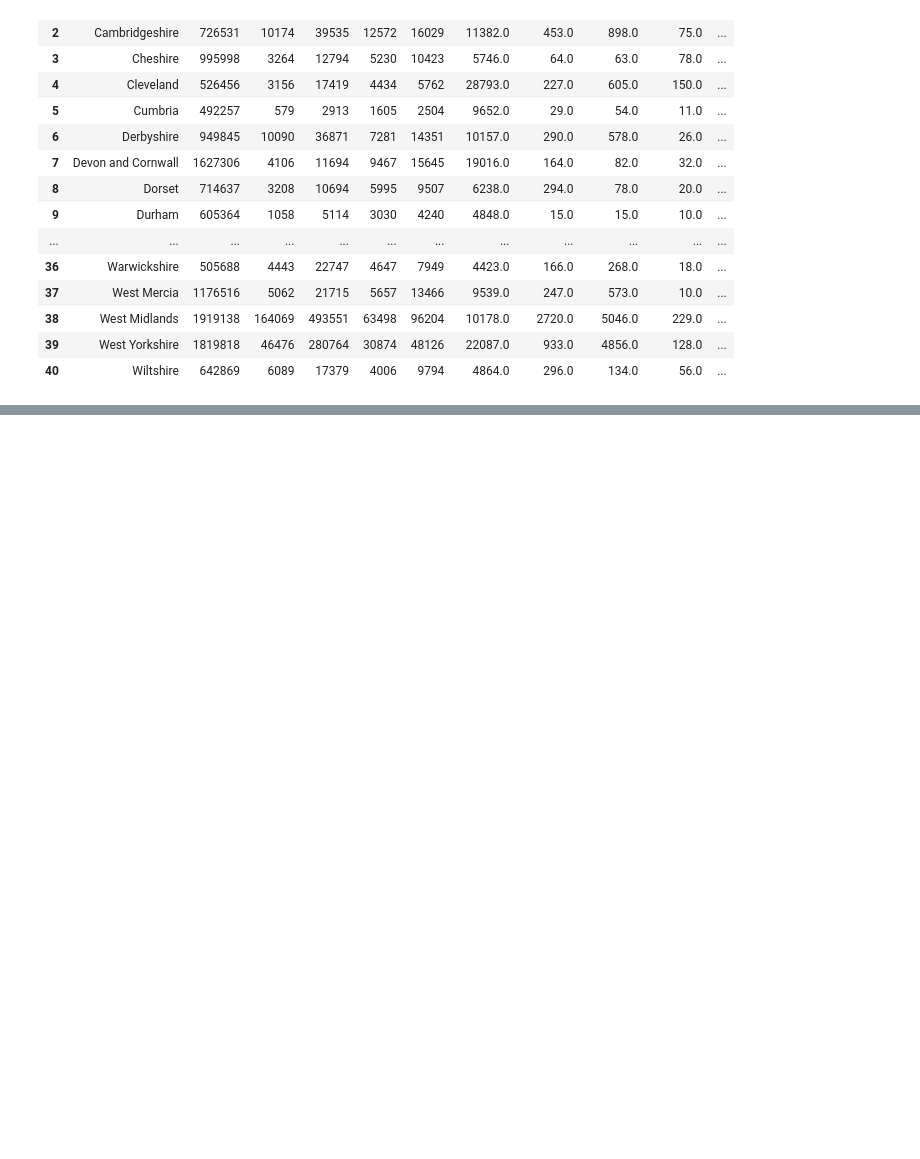
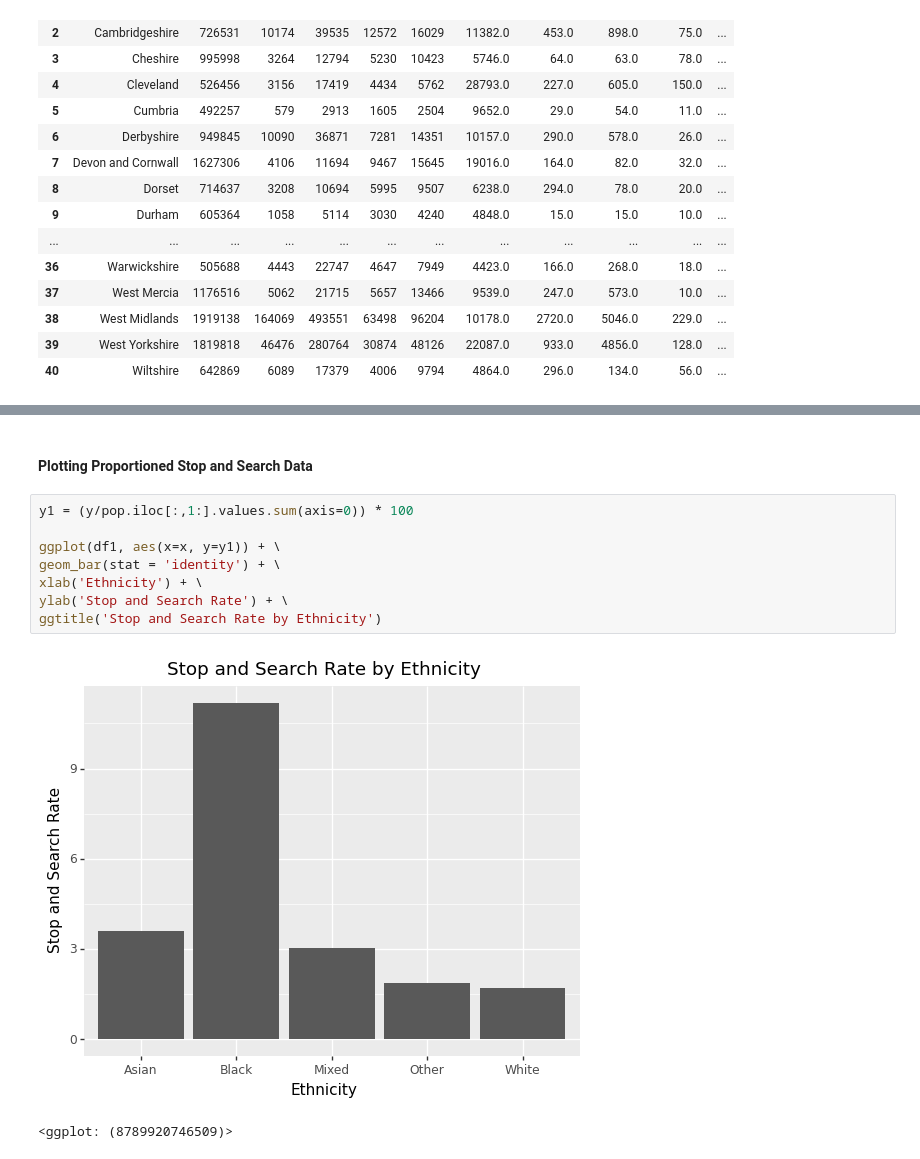
Before and after one commit to neerajthandayan/CourseProject, a Jupyter notebook: Crime_Data.ipynb, the cells around one changed output, grey strips where cells are left out. Saved outputs shown, nothing was run; the diff lists cells and outputs as text; blank space fills up the shorter version.

```diff
--- a/Crime_Data.ipynb
+++ b/Crime_Data.ipynb
@@ -173,0 +190,13 @@ master
+# %% [markdown]
+#### Plotting Proportioned Stop and Search Data
+# %%
+y1 = (y/pop.iloc[:,1:].values.sum(axis=0)) * 100
+
+ggplot(df1, aes(x=x, y=y1)) + \
+geom_bar(stat = 'identity') + \
+xlab('Ethnicity') + \
+ylab('Stop and Search Rate') + \
+ggtitle('Stop and Search Rate by Ethnicity')
+# %% [output]
+[figure, added]
+<ggplot: (8789920746509)>
```
Also changed, not shown: parts of 5 cells of this notebook.
